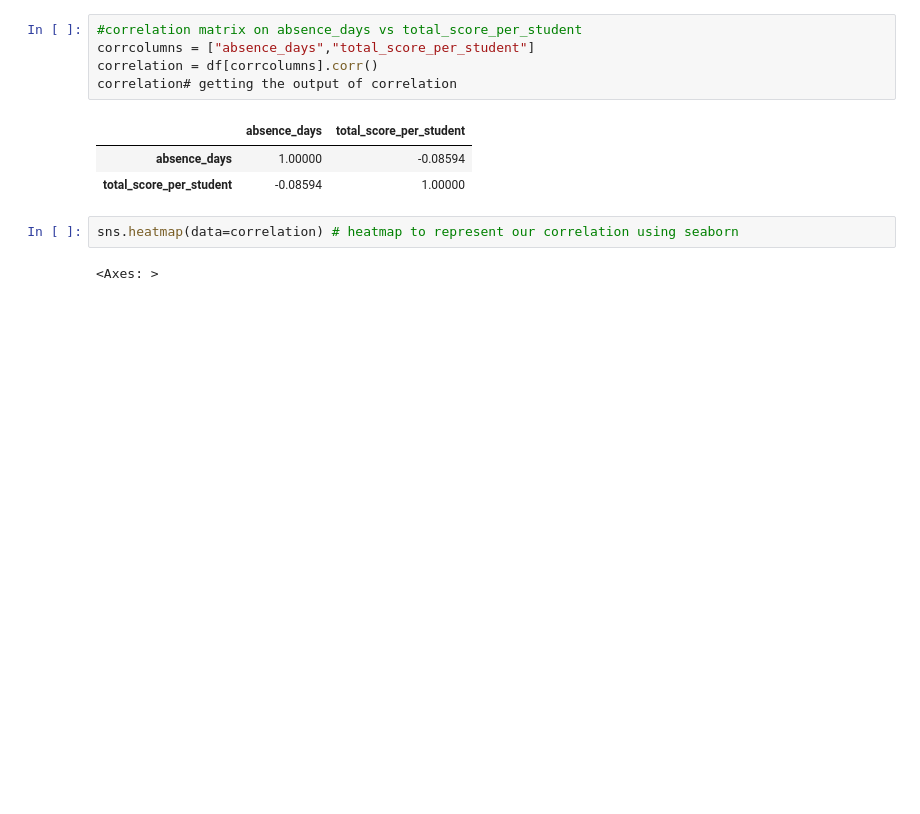
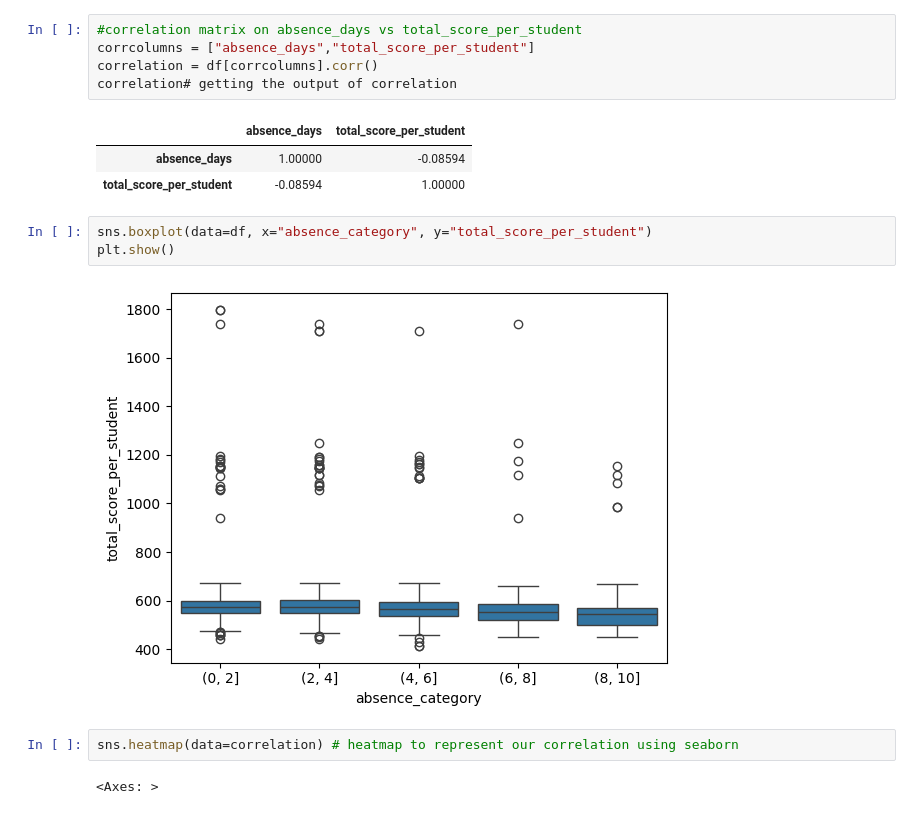
Before and after one commit to Data-Epic/data-wrangling-ogechukwu-okoli, a Jupyter notebook: task-3/Students-performance-Ogechukwu-Okoli.ipynb, the cells around one changed output. Drawn from its saved outputs; the diff is of its cells as text; blank space fills up the shorter version.

```diff
--- a/task-3/Students-performance-Ogechukwu-Okoli.ipynb
+++ b/task-3/Students-performance-Ogechukwu-Okoli.ipynb
@@ -439,6 +444,11 @@ correlation# getting the output of correlation
 |  | absence_days | total_score_per_student |
 | absence_days | 1.00000 | -0.08594 |
 | total_score_per_student | -0.08594 | 1.00000 |
+# %%
+sns.boxplot(data=df, x="absence_category", y="total_score_per_student")
+plt.show()
+# %% [output]
+[figure, added]
 # %%
 sns.heatmap(data=correlation) # heatmap to represent our correlation using seaborn
 # %% [output]
```
Also changed, not shown: parts of 3 cells of this notebook.
